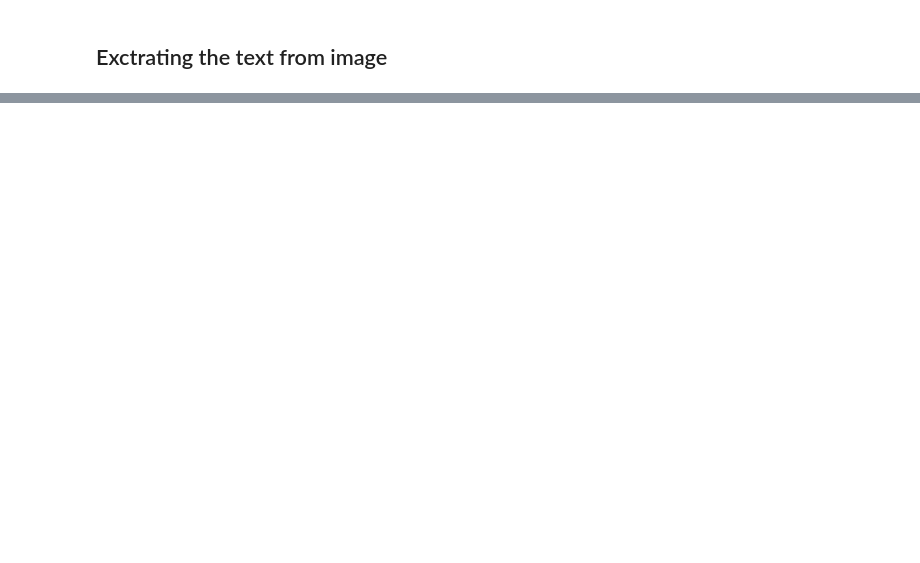
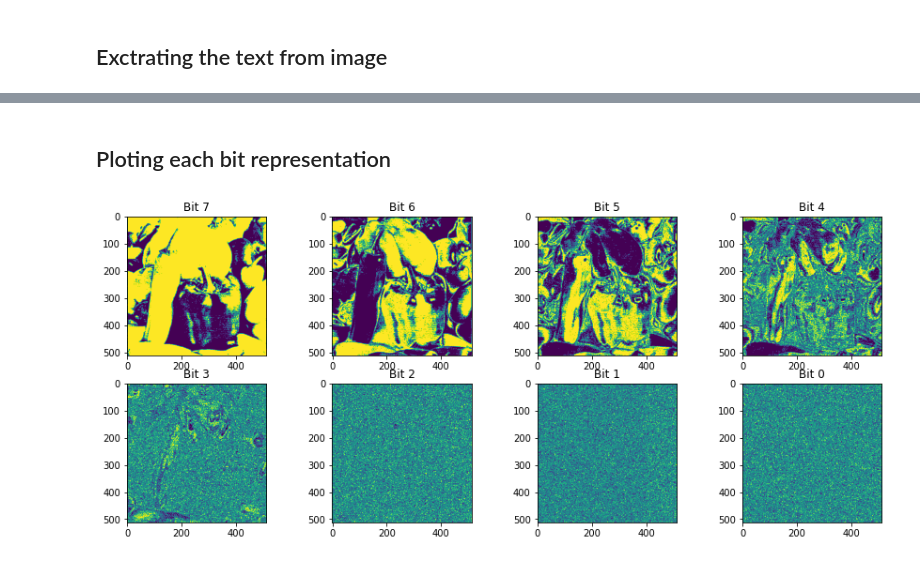
Before and after one commit to lstival/mo443, a Jupyter notebook: t1_esteganografia_completo.ipynb, the cells around one changed output, grey strips where cells are left out. Saved outputs shown, nothing was run; the diff lists cells and outputs as text; code cells hidden in the pictures; blank space fills up the shorter version.

```diff
--- a/t1_esteganografia_completo.ipynb
+++ b/t1_esteganografia_completo.ipynb
@@ -167,3 +217,40 @@ decifred_word
 # %%
 with open(opt.out_text, "w") as text_file:
     print(decifred_word, file=text_file)
+# %% [markdown]
+## Ploting each bit representation
+# %%
+def plot_all_bit_planes(img_read, width, height, color_chanel=0):
+
+    fig, axs = plt.subplots(2, 4,figsize=(15,6))
+
+    chanel = 7
+#     color_chanel = 0
+
+    axs[0, 0].imshow(np.unpackbits(img_read[:,:,color_chanel]).reshape([width, height,8])[:,:,0])
+    axs[0, 0].set_title(f'Bit {chanel}')
+
+    axs[0, 1].imshow(np.unpackbits(img_read[:,:,color_chanel]).reshape([width, height,8])[:,:,1])
+    axs[0, 1].set_title(f'Bit {chanel-1}')
+
+    axs[0, 2].imshow(np.unpackbits(img_read[:,:,color_chanel]).reshape([width, height,8])[:,:,2])
+    axs[0, 2].set_title(f'Bit {chanel-2}')
+
+    axs[0, 3].imshow(np.unpackbits(img_read[:,:,color_chanel]).reshape([width, height,8])[:,:,3])
+    axs[0, 3].set_title(f'Bit {chanel-3}')
+
+    axs[1, 0].imshow(np.unpackbits(img_read[:,:,color_chanel]).reshape([width, height,8])[:,:,4])
+    axs[1, 0].set_title(f'Bit {chanel-4}')
+
+    axs[1, 1].imshow(np.unpackbits(img_read[:,:,color_chanel]).reshape([width, height,8])[:,:,5])
+    axs[1, 1].set_title(f'Bit {chanel-5}')
+
+    axs[1, 2].imshow(np.unpackbits(img_read[:,:,color_chanel]).reshape([width, height,8])[:,:,6])
+    axs[1, 2].set_title(f'Bit {chanel-6}')
+
+    axs[1, 3].imshow(np.unpackbits(img_read[:,:,color_chanel]).reshape([width, height,8])[:,:,7])
+    axs[1, 3].set_title(f'Bit {chanel-7}')
+# %%
+plot_all_bit_planes(img_read, width, height, 0)
+# %% [output]
+[figure, added]
```
Also changed, not shown: parts of 27 cells of this notebook, 10 other files.
